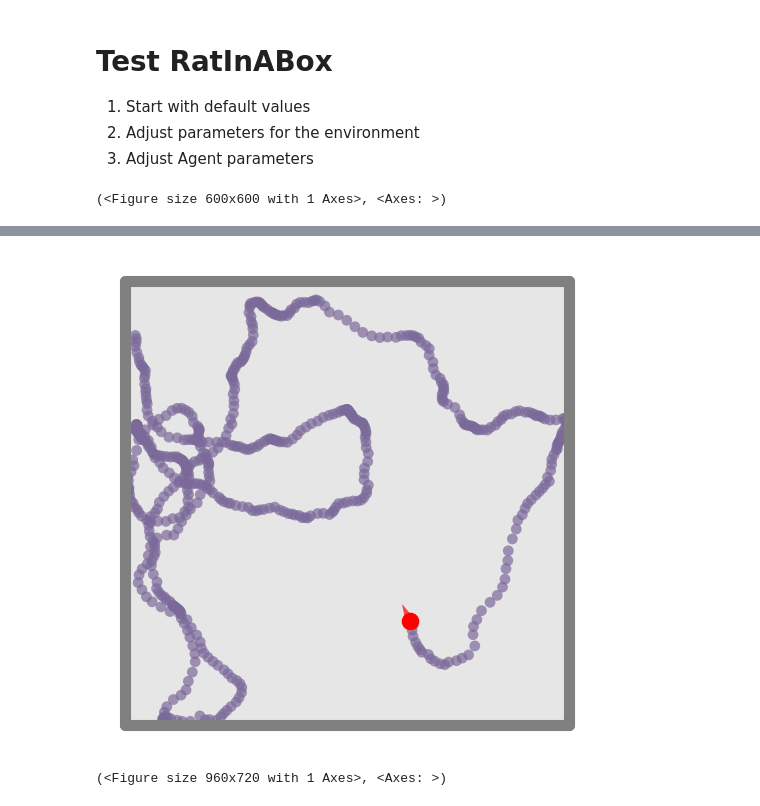
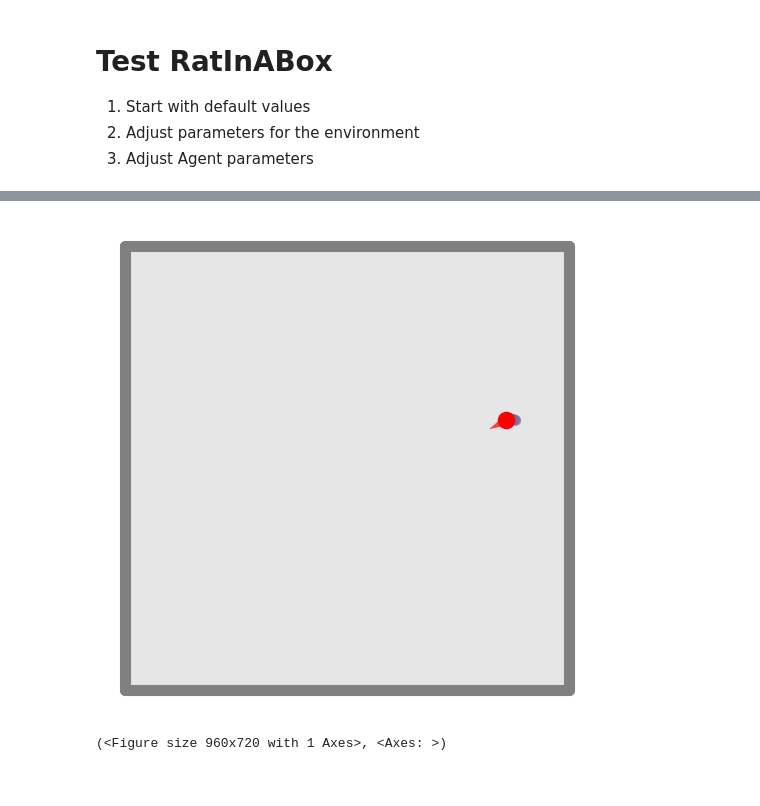
Before and after one commit to jovidie/FYS5429, a Jupyter notebook: Project-1/notebooks/ratinabox.ipynb, the cells around one changed output, grey strips where cells are left out. Saved outputs shown, nothing was run; the diff lists cells and outputs as text; code cells hidden in the pictures.

```diff
--- a/Project-1/notebooks/ratinabox.ipynb
+++ b/Project-1/notebooks/ratinabox.ipynb
@@ -29,11 +29,13 @@ ag_params = {"speed_mean": 0.2, "thigmotaxis":1.0}
 # Test with default parameters and a set starting position
 Env = Environment()
 Ag = Agent(Env)
+Ag.dt = 0.1
 
-
-for i in range(int(60 / Ag.dt)):
+# for i in range(int(60 / Ag.dt)):
+for i in range(int(1 / Ag.dt)):
     Ag.update()
 
 Ag.plot_trajectory()
+df = pd.DataFrame(Ag.history)
+df
 # %% [output]
-(<Figure size 600x600 with 1 Axes>, <Axes: >)
@@ -40,4 +53,4 @@ Ag.plot_trajectory()
-[figure, old version]
+[figure, new version]
 # %%
 Env = Environment(params={"boundary":squeeze_box})
 Ag = Agent(Env)
```
Also changed, not shown: parts of 1 cell of this notebook, 3 other files.
